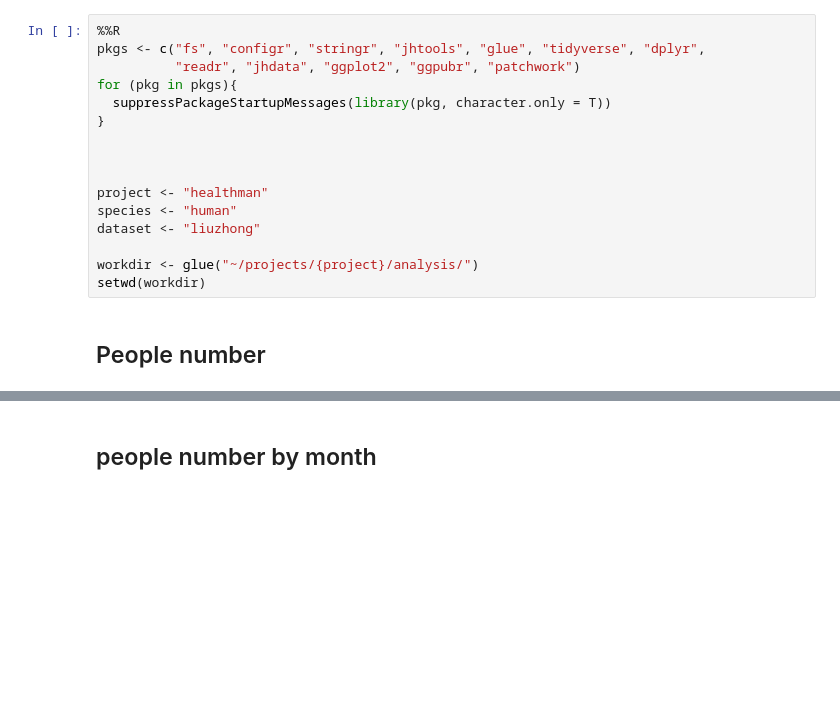
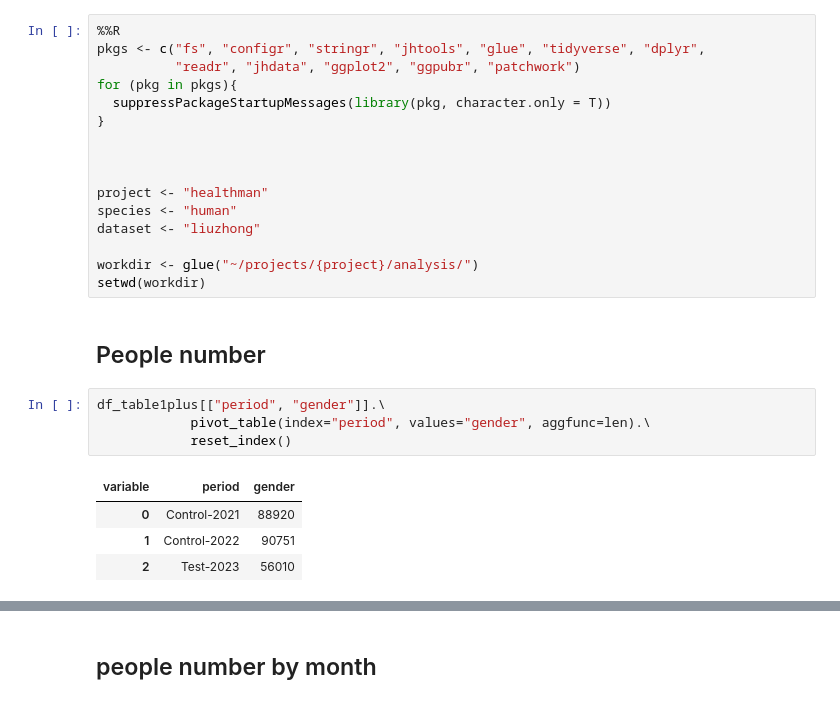
Before and after one commit to huboqiang/healthman, a Jupyter notebook: Figure1_basic_stats-R.ipynb, the cells around one changed output, grey strips where cells are left out. Cells and saved outputs as stored; diff of their text form; blank space fills up the shorter version.

```diff
--- a/Figure1_basic_stats-R.ipynb
+++ b/Figure1_basic_stats-R.ipynb
@@ -47,6 +47,15 @@ workdir <- glue("~/projects/{project}/analysis/")
 setwd(workdir)
 # %% [markdown]
 ## People number
+# %%
+df_table1plus[["period", "gender"]].\
+            pivot_table(index="period", values="gender", aggfunc=len).\
+            reset_index()
+# %% [output]
+| variable | period | gender |
+| 0 | Control-2021 | 88920 |
+| 1 | Control-2022 | 90751 |
+| 2 | Test-2023 | 56010 |
 # %%
 # left, year number
 p1_df = df_table1plus[["period", "gender"]].\
```
Also changed, not shown: parts of 9 cells of this notebook, 13 other files.
